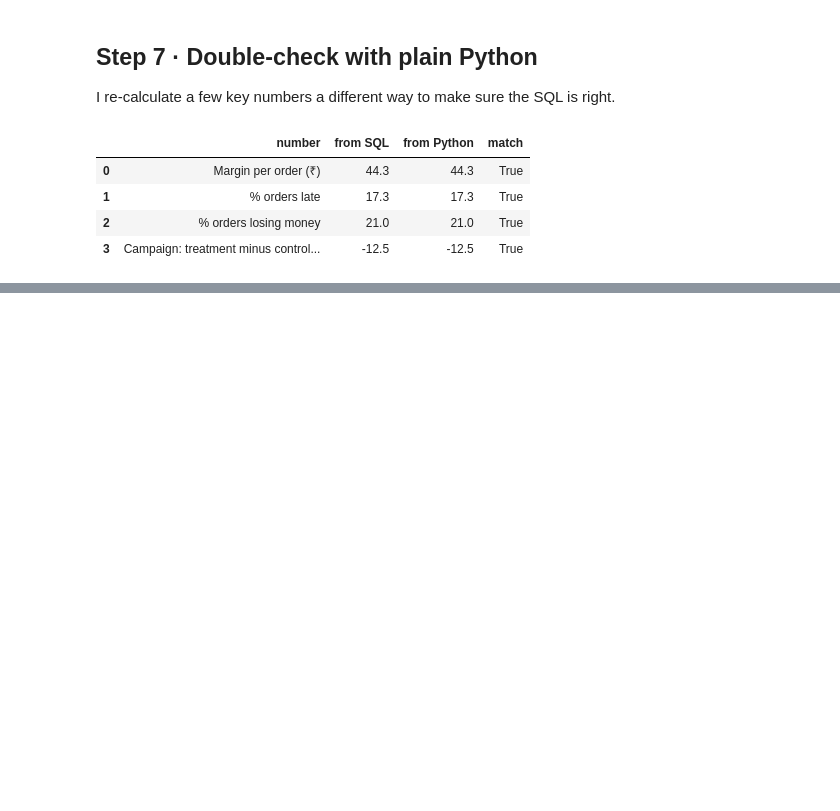
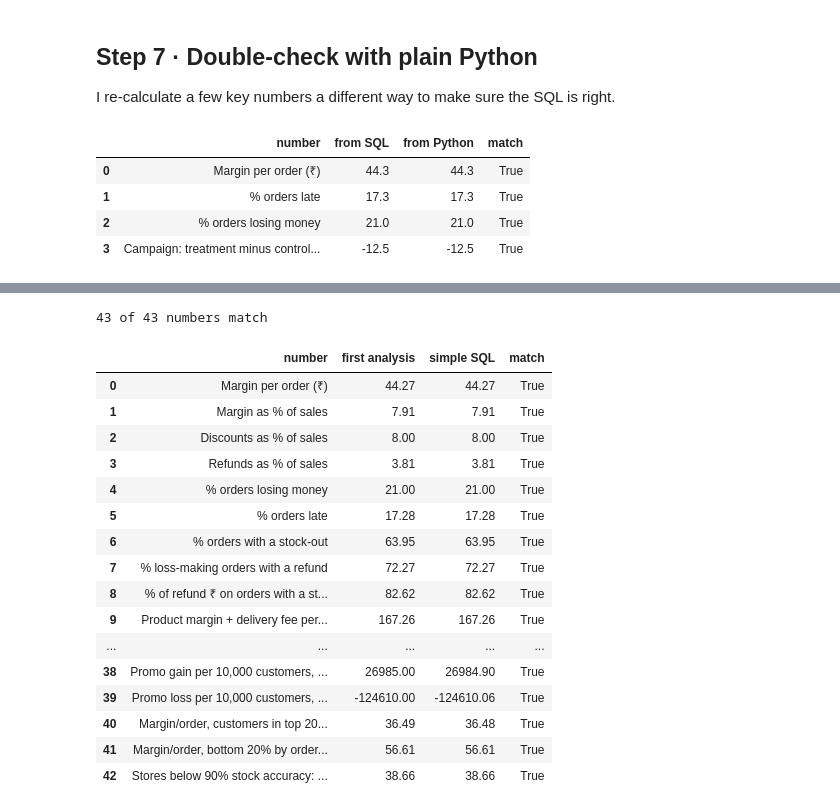
Before and after one commit to Aritra-20/swiftbasket-profitable-growth, a Jupyter notebook: notebooks/swiftbasket_analysis.ipynb, the cells around one changed output, grey strips where cells are left out. Saved outputs shown, nothing was run; the diff lists cells and outputs as text; code cells hidden in the pictures; blank space fills up the shorter version.

```diff
--- a/notebooks/swiftbasket_analysis.ipynb
+++ b/notebooks/swiftbasket_analysis.ipynb
@@ -692,0 +737,73 @@ checks
+# %%
+RECON = [
+ ("Margin per order (₹)", 44.27, "SELECT AVG(contribution_margin_inr) FROM orders"),
+ ("Margin as % of sales", 7.91, "SELECT 100.0*SUM(contribution_margin_inr)/SUM(basket_value_inr) FROM orders"),
+ ("Discounts as % of sales", 8.00, "SELECT 100.0*SUM(discount_inr)/SUM(basket_value_inr) FROM orders"),
+ ("Refunds as % of sales", 3.81, "SELECT 100.0*SUM(refund_inr)/SUM(basket_value_inr) FROM orders"),
+ ("% orders losing money", 21.00, "SELECT 100.0*AVG(CASE WHEN contribution_margin_inr<0 THEN 1 ELSE 0 END) FROM orders"),
+ ("% orders late", 17.28, "SELECT 100.0*AVG(late_delivery_flag) FROM orders"),
+ ("% orders with a stock-out", 63.95, "SELECT 100.0*AVG(CASE WHEN stockout_item_count>0 THEN 1 ELSE 0 END) FROM orders"),
+ ("% loss-making orders with a refund", 72.27, "SELECT 100.0*AVG(CASE WHEN refund_inr>0 THEN 1 ELSE 0 END) FROM orders WHERE contribution_margin_inr<0"),
+ ("% of refund ₹ on orders with a stock-out", 82.62, "SELECT 100.0*SUM(CASE WHEN stockout_item_count>0 THEN refund_inr ELSE 0 END)/SUM(refund_inr) FROM orders"),
+ ("Product margin + delivery fee per order (₹)", 167.26, "SELECT AVG(gross_margin_inr)+AVG(delivery_fee_inr) FROM orders"),
+ ("Discount + refund per order (₹)", 66.11, "SELECT AVG(discount_inr)+AVG(refund_inr) FROM orders"),
+ ("% orders in rain, Jun-Sep", 40.0, "SELECT 100.0*AVG(CASE WHEN weather_flag='Rain' THEN 1 ELSE 0 END) FROM orders WHERE strftime('%m',order_timestamp) BETWEEN '06' AND '09'"),
+ ("% orders in rain, other months", 11.7, "SELECT 100.0*AVG(CASE WHEN weather_flag='Rain' THEN 1 ELSE 0 END) FROM orders WHERE strftime('%m',order_timestamp) NOT BETWEEN '06' AND '09'"),
+ ("Margin/order, top 20% discount-share orders (₹)", -4.71, "SELECT AVG(contribution_margin_inr) FROM orders WHERE 1.0*discount_inr/basket_value_inr > 0.124"),
+ ("Repeat %, customers with >11% discount share", 43.34, "SELECT 100.0*AVG(c.repeat_order_30d) FROM customers c JOIN (SELECT customer_id, SUM(discount_inr)/SUM(basket_value_inr) AS ds FROM orders GROUP BY customer_id) d ON c.customer_id=d.customer_id WHERE d.ds>0.11"),
+ ("Repeat %, customers with ≤5% discount share", 23.12, "SELECT 100.0*AVG(c.repeat_order_30d) FROM customers c JOIN (SELECT customer_id, SUM(discount_inr)/SUM(basket_value_inr) AS ds FROM orders GROUP BY customer_id) d ON c.customer_id=d.customer_id WHERE d.ds<=0.05"),
+ ("Avg margin/order, customers with >11% discount share (₹)", 14.74, "SELECT AVG(mpo) FROM (SELECT customer_id, SUM(discount_inr)/SUM(basket_value_inr) AS ds, AVG(contribution_margin_inr) AS mpo FROM orders GROUP BY customer_id) WHERE ds>0.11"),
+ ("Avg margin/order, customers with ≤5% discount share (₹)", 74.08, "SELECT AVG(mpo) FROM (SELECT customer_id, SUM(discount_inr)/SUM(basket_value_inr) AS ds, AVG(contribution_margin_inr) AS mpo FROM orders GROUP BY customer_id) WHERE ds<=0.05"),
+ ("Repeat %, 13+ app sessions", 61.03, "SELECT 100.0*AVG(repeat_order_30d) FROM customers WHERE app_sessions_30d>=13"),
+ ("Repeat %, 0-3 app sessions", 10.43, "SELECT 100.0*AVG(repeat_order_30d) FROM customers WHERE app_sessions_30d<=3"),
+ ("Late %, 20-min promise, over 4 km", 72.5, "SELECT 100.0*AVG(late_delivery_flag) FROM orders WHERE promised_minutes=20 AND delivery_distance_km>4"),
+ ("Late %, 20-min promise overall", 40.4, "SELECT 100.0*AVG(late_delivery_flag) FROM orders WHERE promised_minutes=20"),
+ ("Late %, rain at peak hours", 47.5, "SELECT 100.0*AVG(late_delivery_flag) FROM orders WHERE weather_flag='Rain' AND peak_period_flag=1"),
+ ("Late %, normal weather off-peak", 6.9, "SELECT 100.0*AVG(late_delivery_flag) FROM orders WHERE weather_flag='Normal' AND peak_period_flag=0"),
+ ("Avg refund, no item missing (₹)", 10.28, "SELECT AVG(refund_inr) FROM orders WHERE stockout_item_count=0"),
+ ("Avg refund, 1 item missing (₹)", 27.66, "SELECT AVG(refund_inr) FROM orders WHERE stockout_item_count=1"),
+ ("Avg rating, 3+ items missing", 2.94, "SELECT AVG(rating) FROM orders WHERE stockout_item_count>=3"),
+ ("Campaign: treatment minus control margin (₹)", -12.46, "SELECT AVG(CASE WHEN assignment_group='Treatment' THEN post_campaign_margin_inr END) - AVG(CASE WHEN assignment_group='Control' THEN post_campaign_margin_inr END) FROM campaign_assignments"),
+ ("Fixed discount vs no offer (₹)", -20.64, "SELECT AVG(CASE WHEN offer_type='Fixed discount' THEN post_campaign_margin_inr END) - AVG(CASE WHEN offer_type='No offer' THEN post_campaign_margin_inr END) FROM campaign_assignments"),
+ ("Percentage discount vs no offer (₹)", -14.07, "SELECT AVG(CASE WHEN offer_type='Percentage discount' THEN post_campaign_margin_inr END) - AVG(CASE WHEN offer_type='No offer' THEN post_campaign_margin_inr END) FROM campaign_assignments"),
+ ("Free delivery vs no offer, everyone (₹)", -2.10, "SELECT AVG(CASE WHEN offer_type='Free delivery' THEN post_campaign_margin_inr END) - AVG(CASE WHEN offer_type='No offer' THEN post_campaign_margin_inr END) FROM campaign_assignments"),
+ ("Free delivery vs no offer, lapsed + low app use (₹)", 8.28, "SELECT AVG(CASE WHEN a.offer_type='Free delivery' THEN a.post_campaign_margin_inr END) - AVG(CASE WHEN a.offer_type='No offer' THEN a.post_campaign_margin_inr END) FROM campaign_assignments a JOIN customers c ON a.customer_id=c.customer_id WHERE c.days_since_last_order>90 AND c.app_sessions_30d<=7"),
+ ("Extra orders, free delivery, lapsed + low app use", 0.28, "SELECT AVG(CASE WHEN a.offer_type='Free delivery' THEN a.post_campaign_orders END) - AVG(CASE WHEN a.offer_type='No offer' THEN a.post_campaign_orders END) FROM campaign_assignments a JOIN customers c ON a.customer_id=c.customer_id WHERE c.days_since_last_order>90 AND c.app_sessions_30d<=7"),
+ ("Free delivery vs no offer, active + high app use (₹)", -13.72, "SELECT AVG(CASE WHEN a.offer_type='Free delivery' THEN a.post_campaign_margin_inr END) - AVG(CASE WHEN a.offer_type='No offer' THEN a.post_campaign_margin_inr END) FROM campaign_assignments a JOIN customers c ON a.customer_id=c.customer_id WHERE c.days_since_last_order<=90 AND c.app_sessions_30d>7"),
+ ("All offers vs no offer, active + high app use (₹)", -25.84, "SELECT AVG(CASE WHEN a.assignment_group='Treatment' THEN a.post_campaign_margin_inr END) - AVG(CASE WHEN a.assignment_group='Control' THEN a.post_campaign_margin_inr END) FROM campaign_assignments a JOIN customers c ON a.customer_id=c.customer_id WHERE c.days_since_last_order<=90 AND c.app_sessions_30d>7"),
+ ("Redemption %, active + high app use", 41.6, "SELECT 100.0*AVG(a.offer_redeemed_flag) FROM campaign_assignments a JOIN customers c ON a.customer_id=c.customer_id WHERE a.assignment_group='Treatment' AND c.days_since_last_order<=90 AND c.app_sessions_30d>7"),
+ ("Redemption %, lapsed + low app use", 24.1, "SELECT 100.0*AVG(a.offer_redeemed_flag) FROM campaign_assignments a JOIN customers c ON a.customer_id=c.customer_id WHERE a.assignment_group='Treatment' AND c.days_since_last_order>90 AND c.app_sessions_30d<=7"),
+ ("% of customers who are lapsed + low app use", 32.6, "SELECT 100.0*AVG(CASE WHEN days_since_last_order>90 AND app_sessions_30d<=7 THEN 1 ELSE 0 END) FROM customers"),
+ ("Promo gain per 10,000 customers, targeted (₹)", 26985, "SELECT 10000 * (SELECT AVG(CASE WHEN days_since_last_order>90 AND app_sessions_30d<=7 THEN 1.0 ELSE 0 END) FROM customers) * (SELECT AVG(CASE WHEN a.offer_type='Free delivery' THEN a.post_campaign_margin_inr END) - AVG(CASE WHEN a.offer_type='No offer' THEN a.post_campaign_margin_inr END) FROM campaign_assignments a JOIN customers c ON a.customer_id=c.customer_id WHERE c.days_since_last_order>90 AND c.app_sessions_30d<=7)"),
+ ("Promo loss per 10,000 customers, as run (₹)", -124610, "SELECT 10000*(AVG(CASE WHEN assignment_group='Treatment' THEN post_campaign_margin_inr END) - AVG(CASE WHEN assignment_group='Control' THEN post_campaign_margin_inr END)) FROM campaign_assignments"),
+ ("Margin/order, customers in top 20% by order count (₹)", 36.49, "SELECT AVG(o.contribution_margin_inr) FROM orders o JOIN customers c ON o.customer_id=c.customer_id WHERE c.customer_id IN (SELECT customer_id FROM customers WHERE historical_orders_12m>0 ORDER BY historical_orders_12m DESC, customer_id DESC LIMIT 1351)"),
+ ("Margin/order, bottom 20% by order count (₹)", 56.61, "SELECT AVG(o.contribution_margin_inr) FROM orders o JOIN customers c ON o.customer_id=c.customer_id WHERE c.customer_id IN (SELECT customer_id FROM customers WHERE historical_orders_12m>0 ORDER BY historical_orders_12m ASC, customer_id ASC LIMIT 1352)"),
+ ("Stores below 90% stock accuracy: margin/order (₹)", 38.66, "SELECT AVG(o.contribution_margin_inr) FROM orders o JOIN stores s ON o.store_id=s.store_id WHERE s.inventory_accuracy_pct<90"),
+]
+
+rows = []
+for label, old, sql in RECON:
+    new = con.execute(sql).fetchone()[0]
+    rows.append((label, old, round(new, 2), abs(new - old) <= max(0.06, abs(old) * 0.0005)))
+recon = pd.DataFrame(rows, columns=["number", "first analysis", "simple SQL", "match"])
+print(f"{recon.match.sum()} of {len(recon)} numbers match")
+recon
+# %% [output]
+43 of 43 numbers match
+|  | number | first analysis | simple SQL | match |
+| 0 | Margin per order (₹) | 44.27 | 44.27 | True |
+| 1 | Margin as % of sales | 7.91 | 7.91 | True |
+| 2 | Discounts as % of sales | 8.00 | 8.00 | True |
+| 3 | Refunds as % of sales | 3.81 | 3.81 | True |
+| 4 | % orders losing money | 21.00 | 21.00 | True |
+| 5 | % orders late | 17.28 | 17.28 | True |
+| 6 | % orders with a stock-out | 63.95 | 63.95 | True |
+| 7 | % loss-making orders with a refund | 72.27 | 72.27 | True |
+| 8 | % of refund ₹ on orders with a st... | 82.62 | 82.62 | True |
+| 9 | Product margin + delivery fee per... | 167.26 | 167.26 | True |
+| ... | ... | ... | ... | ... |
+| 38 | Promo gain per 10,000 customers, ... | 26985.00 | 26984.90 | True |
+| 39 | Promo loss per 10,000 customers, ... | -124610.00 | -124610.06 | True |
+| 40 | Margin/order, customers in top 20... | 36.49 | 36.48 | True |
+| 41 | Margin/order, bottom 20% by order... | 56.61 | 56.61 | True |
+| 42 | Stores below 90% stock accuracy: ... | 38.66 | 38.66 | True |
```
Also changed, not shown: parts of 15 cells of this notebook, 6 other files.
